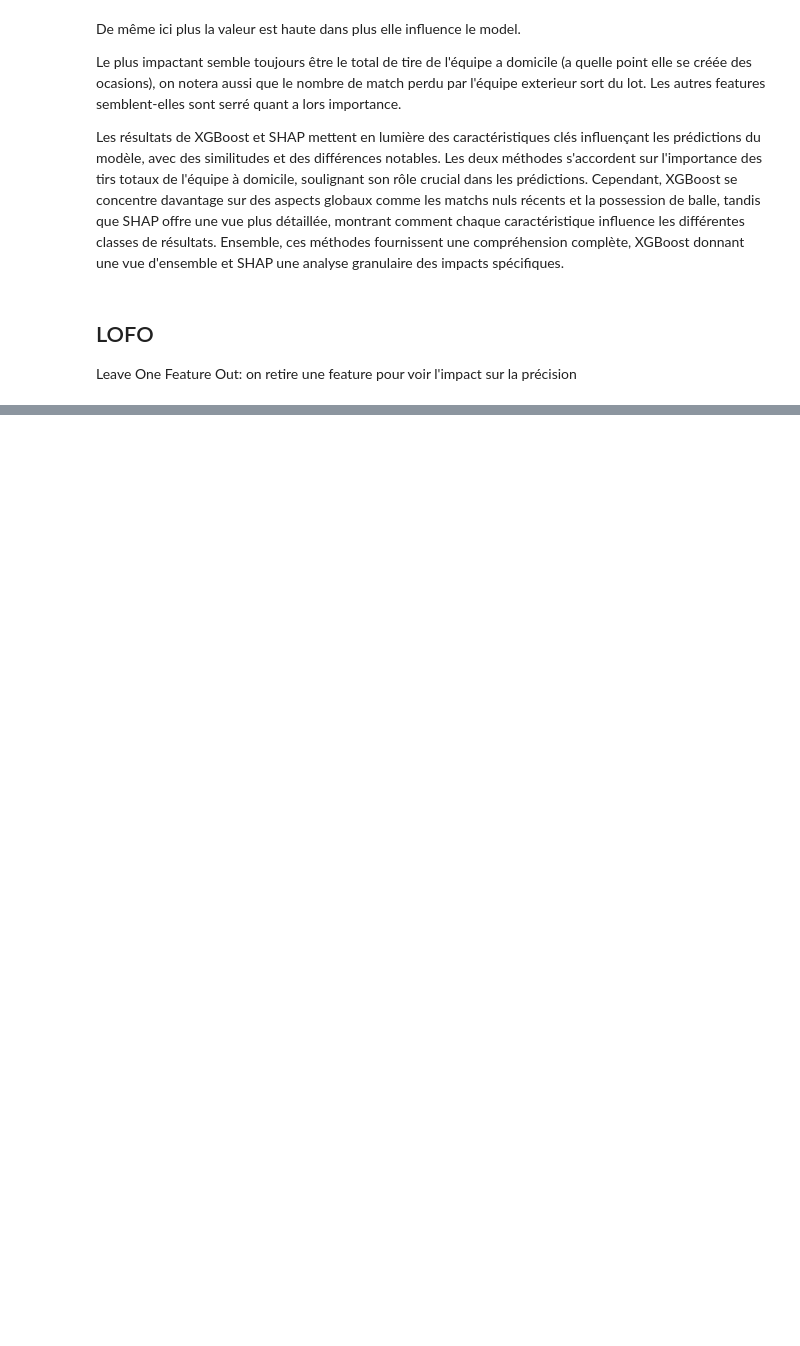
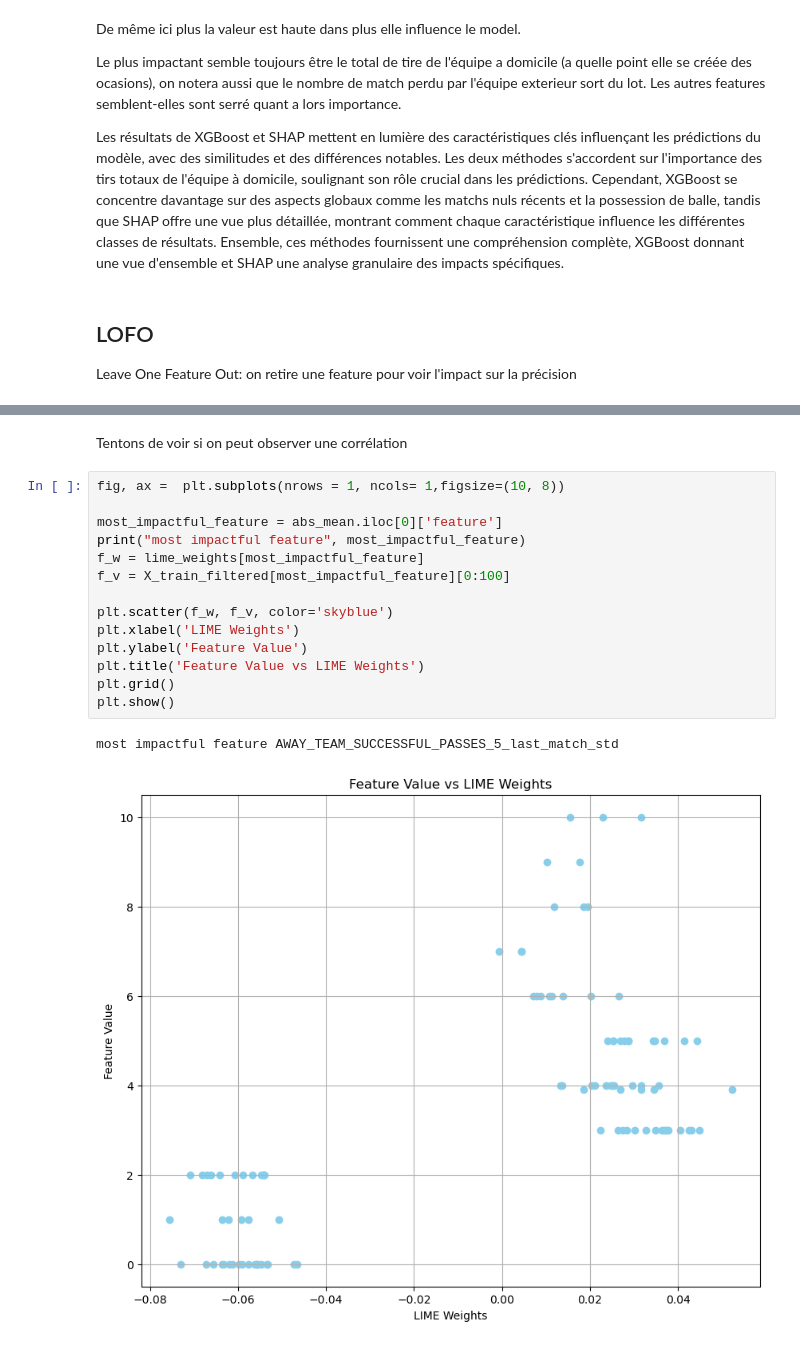
Before and after one commit to Leo-drone/Explainability, a Jupyter notebook: main.ipynb, the cells around one changed output, grey strips where cells are left out. Cells and saved outputs as stored; diff of their text form; blank space fills up the shorter version.

```diff
--- a/main.ipynb
+++ b/main.ipynb
@@ -194,0 +276,19 @@ print(accuracies_df)
+# %% [markdown]
+Tentons de voir si on peut observer une corrélation
+# %%
+fig, ax =  plt.subplots(nrows = 1, ncols= 1,figsize=(10, 8))
+
+most_impactful_feature = abs_mean.iloc[0]['feature']
+print("most impactful feature", most_impactful_feature)
+f_w = lime_weights[most_impactful_feature]
+f_v = X_train_filtered[most_impactful_feature][0:100]
+
+plt.scatter(f_w, f_v, color='skyblue')
+plt.xlabel('LIME Weights')
+plt.ylabel('Feature Value')
+plt.title('Feature Value vs LIME Weights')
+plt.grid()
+plt.show()
+# %% [output]
+most impactful feature AWAY_TEAM_SUCCESSFUL_PASSES_5_last_match_std
+[figure, added]
```
Also changed, not shown: parts of 15 cells of this notebook.
